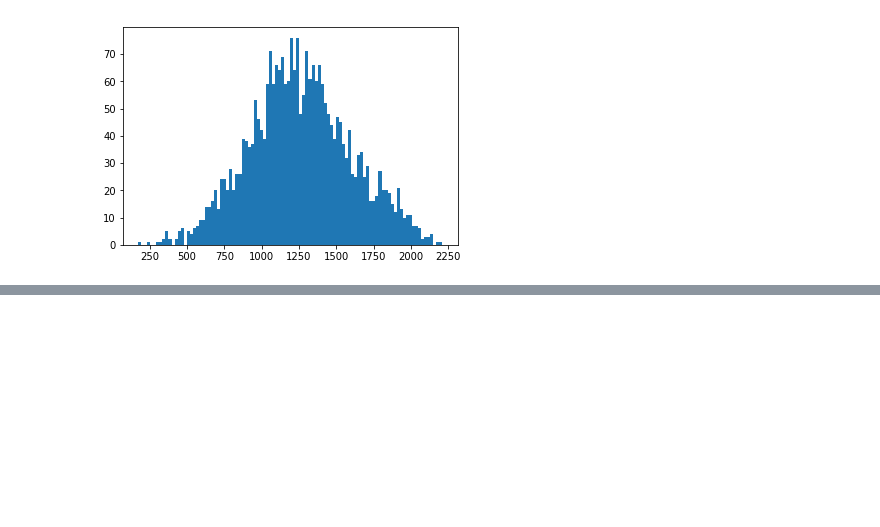
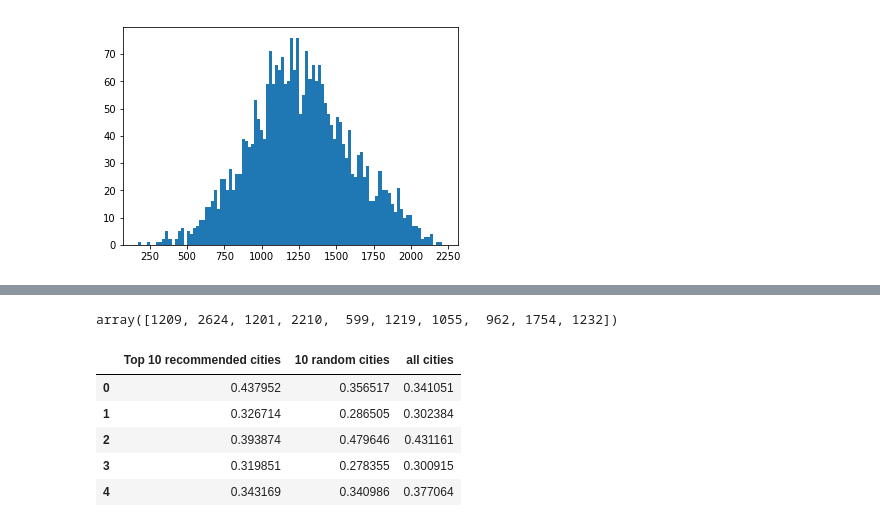
Before and after one commit to sq2141/city-discovery, a Jupyter notebook: cnn_VGG16.ipynb, the cells around one changed output, grey strips where cells are left out. Drawn from its saved outputs; the diff is of its cells as text; code cells hidden in the pictures; blank space fills up the shorter version.

```diff
--- a/cnn_VGG16.ipynb
+++ b/cnn_VGG16.ipynb
@@ -173,0 +199,4 @@ Ttest_indResult(statistic=-9.765445780399707, pvalue=2.4341745063840405e-22)
+# %%
+top_cities_idx.iloc[0].values
+# %% [output]
+array([1209, 2624, 1201, 2210,  599, 1219, 1055,  962, 1754, 1232])
@@ -173,0 +213,10 @@ Ttest_indResult(statistic=-9.765445780399707, pvalue=2.4341745063840405e-22)
+# %%
+mean_sims_df = pd.DataFrame(mean_sims_mat, columns=['Top 10 recommended cities','10 random cities','all cities'])
+mean_sims_df.head()
+# %% [output]
+|  | Top 10 recommended cities | 10 random cities | all cities |
+| 0 | 0.437952 | 0.356517 | 0.341051 |
+| 1 | 0.326714 | 0.286505 | 0.302384 |
+| 2 | 0.393874 | 0.479646 | 0.431161 |
+| 3 | 0.319851 | 0.278355 | 0.300915 |
+| 4 | 0.343169 | 0.340986 | 0.377064 |
```
Also changed, not shown: parts of 13 cells of this notebook, 1 other file.
